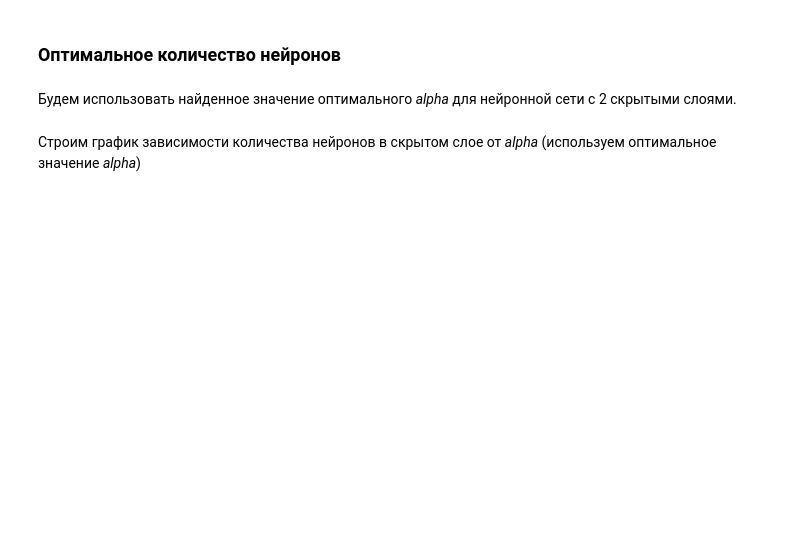
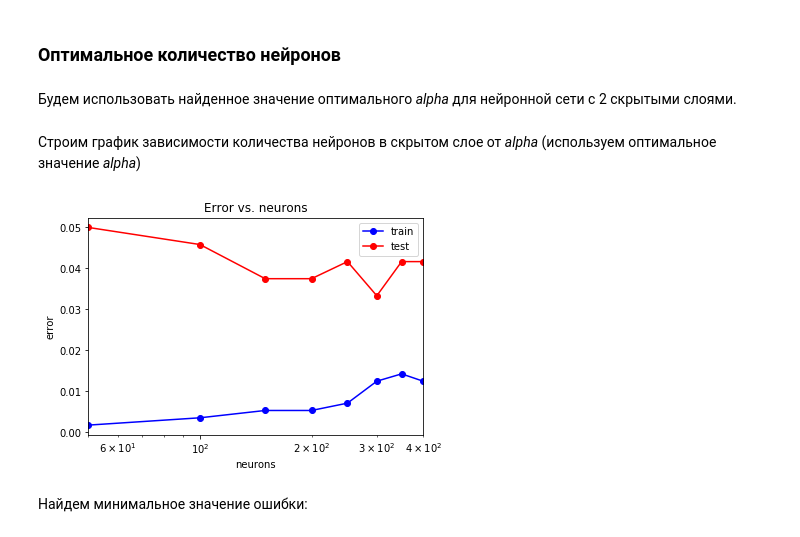
Before and after one commit to nik709/pokemons_data_analysis, a Jupyter notebook: pokemons_classification.ipynb, the cells around one changed output. Saved outputs shown, nothing was run; the diff lists cells and outputs as text; code cells hidden in the pictures; blank space fills up the shorter version.

```diff
--- a/pokemons_classification.ipynb
+++ b/pokemons_classification.ipynb
@@ -562,7 +560,7 @@ print(alpha_opt)
 ### Классификатор при оптимальном значении *alpha*
 # %%
 
-mlp_model = MLPClassifier(alpha = alpha_opt[0], hidden_layer_sizes = (50,50),
+mlp_model = MLPClassifier(alpha = alpha_opt[0], hidden_layer_sizes = (150,150),
                           solver = 'lbfgs', activation = 'logistic', random_state = 42)
 mlp_model.fit(X_train, y_train)
 
@@ -577,7 +578,7 @@ print(np.mean(y_test != y_test_pred))
 # %% [markdown]
 Будем использовать найденное значение оптимального *alpha* для нейронной сети с 2 скрытыми слоями.
 # %%
-neuron_arr = (1, 2, 3, 4, 5, 6, 7, 8)
+neuron_arr = (50, 100, 150, 200, 250, 300, 350, 400)
 test_err = []
 train_err = []
 for neuron in neuron_arr:
@@ -592,14 +593,18 @@ for neuron in neuron_arr:
 # %% [markdown]
 Строим график зависимости количества нейронов в скрытом слое от *alpha* (используем оптимальное значение *alpha*)
 # %%
-plt.semilogx(neuron_arr, train_err, 'b-o', label = 'test')
-plt.semilogx(neuron_arr, test_err, 'r-o', label = 'train')
+plt.semilogx(neuron_arr, train_err, 'b-o', label = 'train')
+plt.semilogx(neuron_arr, test_err, 'r-o', label = 'test')
 plt.xlim([np.min(neuron_arr), np.max(neuron_arr)])
 plt.title('Error vs. neurons')
 plt.xlabel('neurons')
 plt.ylabel('error')
 plt.legend()
 pass
+# %% [output]
+[figure, added]
+# %% [markdown]
+Найдем минимальное значение ошибки:
 # %%
 min_train_err = np.min(train_err)
 min_test_err = np.min(test_err)
```
Also changed, not shown: parts of 21 cells of this notebook.
